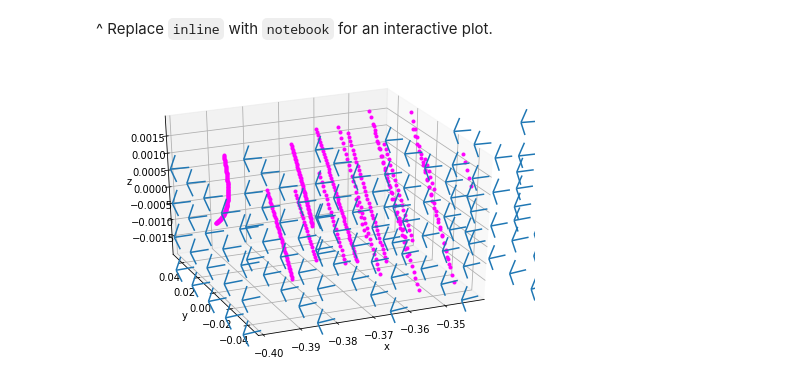
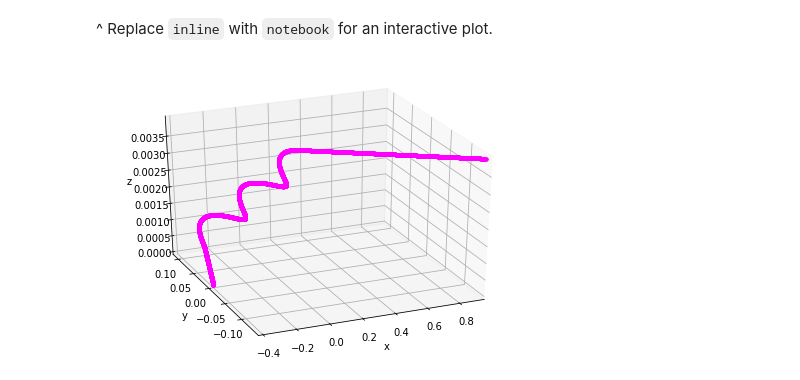
Before and after one commit to sgango/Y1-Project, a Jupyter notebook: ntbks/6_vecfields.ipynb, the cells around one changed output. Cells and saved outputs as stored; diff of their text form; code cells hidden in the pictures.

Commit message:
Convert E to vector field
 - Same as for magnetic field (previous commit)
 - Test (for both) by restricting fields to certain region
 - Particle travels in straight line after leaving
   fields, as expected

```diff
--- a/ntbks/6_vecfields.ipynb
+++ b/ntbks/6_vecfields.ipynb
@@ -25,28 +25,34 @@ from IPython.display import HTML, display  # to display in notebook
 # PARAMETERS
 r0 = [-0.4, 0, 0]  # initial position
 v0 = [8e5, 8e5, 1e4]  # initial velocity
-E = [0, 2.5e6, 0]  # electric field
 q, m = 1.6e-19, 1.67e-27  # charge, mass
-h = 1.5e-10  # step size
-end = h * 500  # t-value to stop integration
-size = [0.8,0.1,0.004]  # simulation dimensions
+h = 1e-10  # step size
+end = h * 4000  # t-value to stop integration
+size = [10,10,10]  # simulation dimensions
 anim = False  # switch animation on/off
-
-x, y, z = np.meshgrid(np.arange(-size[0]/2, size[0]/2, 0.02),
-                      np.arange(-size[1]/2, size[1]/2, 0.02),
-                      np.arange(-size[2]/2, size[2]/2, 0.001))
 
 def B_field(r):
     """Returns the components of the magnetic
     field, given a 3D position vector."""
-    return 0.05*r
+    if -0.35 <= r[0] <= 0.35:
+        return [0,0,0.8]
+    else:
+        return [0,0,0]
+
+def E_field(r):
+    """Returns the components of the electric
+    field, given a 3D position vector."""
+    if -0.35 <= r[0] <= 0.35:
+        return [0, 2.5e6, 0]
+    else:
+        return [0,0,0]
 
 def lorentz(r, vel, E, B):
     """The Lorentz force equation. Returns
     acceleration of particle given its
     position, velocity, constant E field
     vector, and B field function."""
-    return (q/m)*(E+np.cross(vel, B(r)))
+    return (q/m)*(E(r) + np.cross(vel, B(r)))
 
 # RUNGE-KUTTA INTEGRATOR
 def rk4(func, init1, init2, h, end):
@@ -72,13 +78,13 @@ def rk4(func, init1, init2, h, end):
 
     for i in range(0, steps-1):
         k1r = h * v[:,i]
-        k1v = h * func(r[:,i], v[:,i], E, B_field)
+        k1v = h * func(r[:,i], v[:,i], E_field, B_field)
         k2r = h * (v[:,i] + 0.5*k1v)
-        k2v = h * func(r[:,i], v[:,i] + 0.5*k1v, E, B_field)
+        k2v = h * func(r[:,i], v[:,i] + 0.5*k1v, E_field, B_field)
         k3r = h * (v[:,i] + 0.5*k2v)
-        k3v = h * func(r[:,i], v[:,i] + 0.5*k2v, E, B_field)
+        k3v = h * func(r[:,i], v[:,i] + 0.5*k2v, E_field, B_field)
         k4r = h * (v[:,i] + k3v)
-        k4v = h * func(r[:,i], v[:,i] + k3v, E, B_field)
+        k4v = h * func(r[:,i], v[:,i] + k3v, E_field, B_field)
         new_r = r[:,i] + (k1r + 2*k2r + 2*k3r + k4r) / 6
         new_v = v[:,i] + (k1v + 2*k2v + 2*k3v + k4v) / 6
 
@@ -98,34 +104,32 @@ def rk4(func, init1, init2, h, end):
             new_r[2] -= size[2]
 
         r[:,i+1] = new_r
         v[:,i+1] = new_v
     return r
 
 r = rk4(lorentz, r0, v0, h, end)
 
 fig = plt.figure()
 ax = Axes3D(fig)
 
 def animate(i):
     j = 150*i  # to skip frames and change animation speed
     ax.plot3D(r[0, :j], r[1, :j], r[2, :j], '.', color='magenta')
-    ax.quiver(x, y, z, B_field(x), B_field(y), B_field(z), length=0.1, normalize=True)
 
 ax.set_xlabel('x')
 ax.set_ylabel('y')
 ax.set_zlabel('z')
 ax.view_init(30, -113)  # change viewing angle
 ax.set_xlim3d(np.amin(r[0]), np.amax(r[0]))  # auto-scale axes
 ax.set_ylim3d(np.amin(r[1]), np.amax(r[1]))
 ax.set_zlim3d(np.amin(r[2]), np.amax(r[2]))
 
 if not anim:
-    ax.quiver(x, y, z, B_field(x), B_field(y), B_field(z), length=0.005, normalize=True)
     ax.plot3D(r[0], r[1], r[2], '.', color='magenta')
     plt.show
 else:
     print("Animating - this may take a while.")
-    animation = animation.FuncAnimation(fig, animate, frames=200, interval=100, blit=False, repeat=False)
+    animation = animation.FuncAnimation(fig, animate, frames=200, interval=200, blit=False, repeat=False)
     display(HTML(animation.to_html5_video()))
 # %% [output]
-[figure, old version]
+[figure, new version]
```
